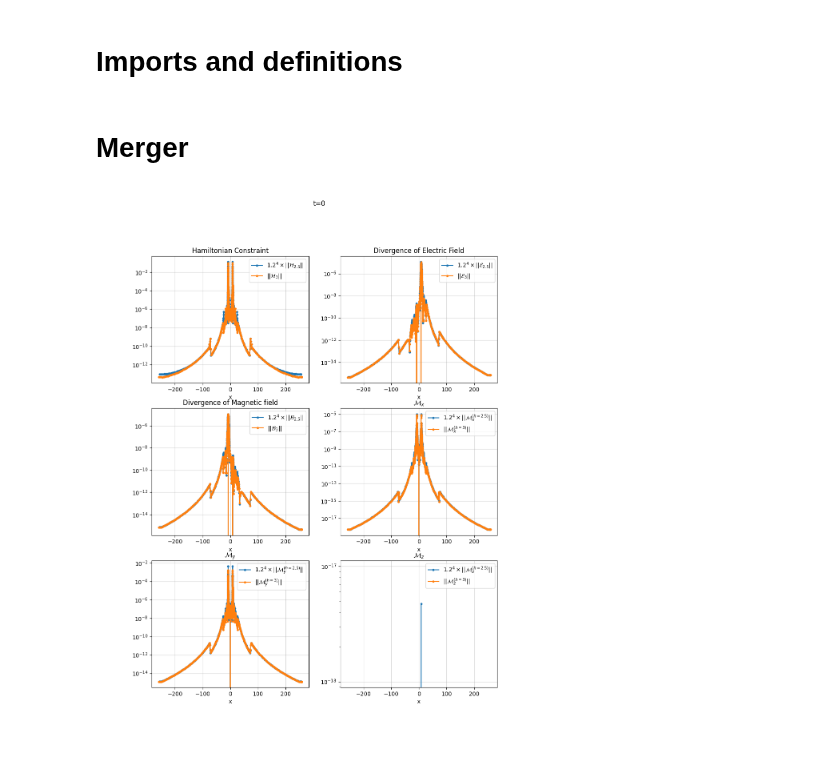
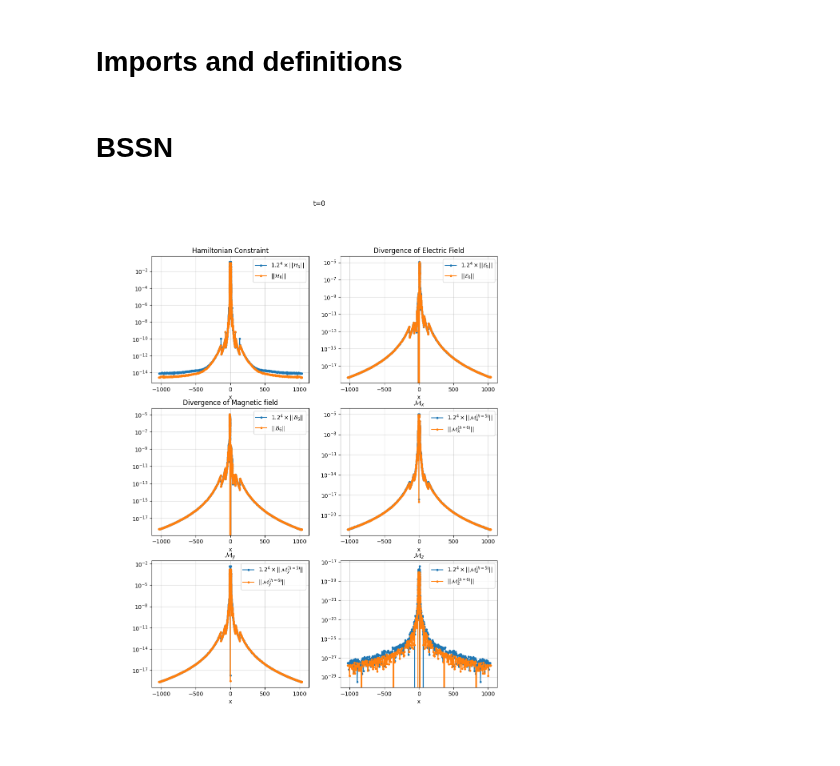
Before and after one commit to jpmvferreira/dyonic-collision-private, a Jupyter notebook: analyze/convergence.ipynb, the cells around one changed output. Drawn from its saved outputs; the diff is of its cells as text; code cells hidden in the pictures.

Commit message:
output BSSN e CCZ4 (parcial)

```diff
--- a/analyze/convergence.ipynb
+++ b/analyze/convergence.ipynb
@@ -60,27 +60,27 @@ def GetMesh(sd, quantity, axis):
 
     return coords, data
 # %% [markdown]
-# Merger
+# BSSN
 # %%
-sd            = SimDir("../simulations/Merger_CCZ4_M=0.5,0.5-T=0.05,0.05-alpha=0,0.5pi-x0=8_h=2.5")
+sd            = SimDir("../simulations/Merger_M=0.5,0.5-T=0.05,0.05-alpha=0,0.5pi-x0=8_h=5")
 ts            = sd.timeseries
 gf            = sd.gf
-hc_norm       = ts.norm2["H"]
+hc_norm       = ts.norm2["hc"]
 Ec_norm       = ts.norm2["Ec"]
 Bc_norm       = ts.norm2["Bc"]
-mcx_norm      = ts.norm2["M1"]
-mcy_norm      = ts.norm2["M2"]
-mcz_norm      = ts.norm2["M3"]
+mcx_norm      = ts.norm2["mcx"]
+mcy_norm      = ts.norm2["mcy"]
+mcz_norm      = ts.norm2["mcz"]
 
-sd_res2       = SimDir("../simulations/Merger_CCZ4_M=0.5,0.5-T=0.05,0.05-alpha=0,0.5pi-x0=8_h=3")
+sd_res2       = SimDir("../simulations/Merger_M=0.5,0.5-T=0.05,0.05-alpha=0,0.5pi-x0=8_h=6")
 ts_res2       = sd_res2.timeseries
 gf_res2       = sd_res2.gf
-hc_norm_res2  = ts_res2.norm2["H"]
+hc_norm_res2  = ts_res2.norm2["hc"]
 Ec_norm_res2  = ts_res2.norm2["Ec"]
 Bc_norm_res2  = ts_res2.norm2["Bc"]
-mcx_norm_res2 = ts_res2.norm2["M1"]
-mcy_norm_res2 = ts_res2.norm2["M2"]
-mcz_norm_res2 = ts_res2.norm2["M3"]
+mcx_norm_res2 = ts_res2.norm2["mcx"]
+mcy_norm_res2 = ts_res2.norm2["mcy"]
+mcz_norm_res2 = ts_res2.norm2["mcz"]
 # %%
 t    = 0  # pick time step here
 axis = "x"
@@ -90,11 +90,11 @@ fig, ax = plt.subplots(3, 2, figsize=(11.15,14))
 fig.suptitle(f"t={t}")
 
 
-coor_1, data_1 = GetMesh(sd,      "H", axis)
-coor_2, data_2 = GetMesh(sd_res2, "H", axis)
+coor_1, data_1 = GetMesh(sd,      "hc", axis)
+coor_2, data_2 = GetMesh(sd_res2, "hc", axis)
 
-ax[0,0].plot(coor_1[f"t={t}"], 1.2**4*abs(data_1[f"t={t}"]), marker=".", label=r"$1.2^4 \times ||\mathcal{H}_{2.5}||$")
-ax[0,0].plot(coor_2[f"t={t}"],        abs(data_2[f"t={t}"]), marker=".", label=r"$             ||\mathcal{H}_{3}  ||$")
+ax[0,0].plot(coor_1[f"t={t}"], 1.2**4*abs(data_1[f"t={t}"]), marker=".", label=r"$1.2^4 \times ||\mathcal{H}_{5}||$")
+ax[0,0].plot(coor_2[f"t={t}"],        abs(data_2[f"t={t}"]), marker=".", label=r"$             ||\mathcal{H}_{6}||$")
 
 ax[0,0].grid(alpha=0.5)
 ax[0,0].set_xlabel(axis)
@@ -106,8 +106,8 @@ ax[0,0].legend()
 coor_1, data_1 = GetMesh(sd,      "Ec", axis)
 coor_2, data_2 = GetMesh(sd_res2, "Ec", axis)
 
-ax[0,1].plot(coor_1[f"t={t}"], 1.2**4*abs(data_1[f"t={t}"]), marker=".", label=r"$1.2^4 \times ||\mathcal{E}_{2.5}||$")
-ax[0,1].plot(coor_2[f"t={t}"],        abs(data_2[f"t={t}"]), marker=".", label=r"$             ||\mathcal{E}_{3}  ||$")
+ax[0,1].plot(coor_1[f"t={t}"], 1.2**4*abs(data_1[f"t={t}"]), marker=".", label=r"$1.2^4 \times ||\mathcal{E}_{5}||$")
+ax[0,1].plot(coor_2[f"t={t}"],        abs(data_2[f"t={t}"]), marker=".", label=r"$             ||\mathcal{E}_{6}||$")
 
 ax[0,1].grid(alpha=0.5)
 ax[0,1].set_xlabel(axis)
@@ -119,53 +119,53 @@ ax[0,1].legend()
 coor_1, data_1 = GetMesh(sd,      "Bc", axis)
 coor_2, data_2 = GetMesh(sd_res2, "Bc", axis)
 
-ax[1,0].plot(coor_1[f"t={t}"], 1.2**4*abs(data_1[f"t={t}"]), marker=".", label=r"$1.2^4 \times ||\mathcal{B}_{2.5}||$")
-ax[1,0].plot(coor_2[f"t={t}"],        abs(data_2[f"t={t}"]), marker=".", label=r"$             ||\mathcal{B}_{3}  ||$")
+ax[1,0].plot(coor_1[f"t={t}"], 1.2**4*abs(data_1[f"t={t}"]), marker=".", label=r"$1.2^4 \times ||\mathcal{B}_{5}||$")
+ax[1,0].plot(coor_2[f"t={t}"],        abs(data_2[f"t={t}"]), marker=".", label=r"$             ||\mathcal{B}_{6}||$")
 
 ax[1,0].grid(alpha=0.5)
 ax[1,0].set_xlabel(axis)
 ax[1,0].set_yscale("log")
 ax[1,0].set_title("Divergence of Magnetic field")
 ax[1,0].legend();
 
 
-coor_1, data_1 = GetMesh(sd,      "M1", axis)
-coor_2, data_2 = GetMesh(sd_res2, "M1", axis)
+coor_1, data_1 = GetMesh(sd,      "mcx", axis)
+coor_2, data_2 = GetMesh(sd_res2, "mcx", axis)
 
-ax[1,1].plot(coor_1[f"t={t}"], 1.2**4*abs(data_1[f"t={t}"]), marker=".", label=r"$1.2^4 \times ||\mathcal{M}_x^{(h=2.5)}||$")
-ax[1,1].plot(coor_2[f"t={t}"],        abs(data_2[f"t={t}"]), marker=".", label=r"$             ||\mathcal{M}_x^{(h=3)}  ||$")
+ax[1,1].plot(coor_1[f"t={t}"], 1.2**4*abs(data_1[f"t={t}"]), marker=".", label=r"$1.2^4 \times ||\mathcal{M}_x^{(h=5)}||$")
+ax[1,1].plot(coor_2[f"t={t}"],        abs(data_2[f"t={t}"]), marker=".", label=r"$             ||\mathcal{M}_x^{(h=6)}||$")
 
 ax[1,1].grid(alpha=0.5)
 ax[1,1].set_xlabel(axis)
 ax[1,1].set_yscale("log")
 ax[1,1].set_title(r"$\mathcal{M}_x$")
 ax[1,1].legend();
 
-coor_1, data_1 = GetMesh(sd,      "M2", axis)
-coor_2, data_2 = GetMesh(sd_res2, "M2", axis)
+coor_1, data_1 = GetMesh(sd,      "mcy", axis)
+coor_2, data_2 = GetMesh(sd_res2, "mcy", axis)
 
-ax[2,0].plot(coor_1[f"t={t}"], 1.2**4*abs(data_1[f"t={t}"]), marker=".", label=r"$1.2^4 \times ||\mathcal{M}_y^{(h=2.5)}||$")
-ax[2,0].plot(coor_2[f"t={t}"],        abs(data_2[f"t={t}"]), marker=".", label=r"$             ||\mathcal{M}_y^{(h=3)}  ||$")
+ax[2,0].plot(coor_1[f"t={t}"], 1.2**4*abs(data_1[f"t={t}"]), marker=".", label=r"$1.2^4 \times ||\mathcal{M}_y^{(h=5)}||$")
+ax[2,0].plot(coor_2[f"t={t}"],        abs(data_2[f"t={t}"]), marker=".", label=r"$             ||\mathcal{M}_y^{(h=6)}||$")
 
 ax[2,0].grid(alpha=0.5)
 ax[2,0].set_xlabel(axis)
 ax[2,0].set_yscale("log")
 ax[2,0].set_title(r"$\mathcal{M}_y$")
 ax[2,0].legend();
 
-coor_1, data_1 = GetMesh(sd,      "M3", axis)
-coor_2, data_2 = GetMesh(sd_res2, "M3", axis)
+coor_1, data_1 = GetMesh(sd,      "mcz", axis)
+coor_2, data_2 = GetMesh(sd_res2, "mcz", axis)
 
-ax[2,1].plot(coor_1[f"t={t}"], 1.2**4*abs(data_1[f"t={t}"]), marker=".", label=r"$1.2^4 \times ||\mathcal{M}_z^{(h=2.5)}||$")
-ax[2,1].plot(coor_2[f"t={t}"],        abs(data_2[f"t={t}"]), marker=".", label=r"$             ||\mathcal{M}_z^{(h=3)}  ||$")
+ax[2,1].plot(coor_1[f"t={t}"], 1.2**4*abs(data_1[f"t={t}"]), marker=".", label=r"$1.2^4 \times ||\mathcal{M}_z^{(h=5)}||$")
+ax[2,1].plot(coor_2[f"t={t}"],        abs(data_2[f"t={t}"]), marker=".", label=r"$             ||\mathcal{M}_z^{(h=6)}||$")
 
 ax[2,1].grid(alpha=0.5)
 ax[2,1].set_xlabel(axis)
 ax[2,1].set_yscale("log")
 ax[2,1].set_title(r"$\mathcal{M}_z$")
 ax[2,1].legend();
 # %% [output]
-[figure, old version]
+[figure, new version]
 # %%
 fig, ax = plt.subplots(3, 2, figsize=(11.15,14))
 
```
Also changed, not shown: parts of 5 cells of this notebook, 12 other files.
